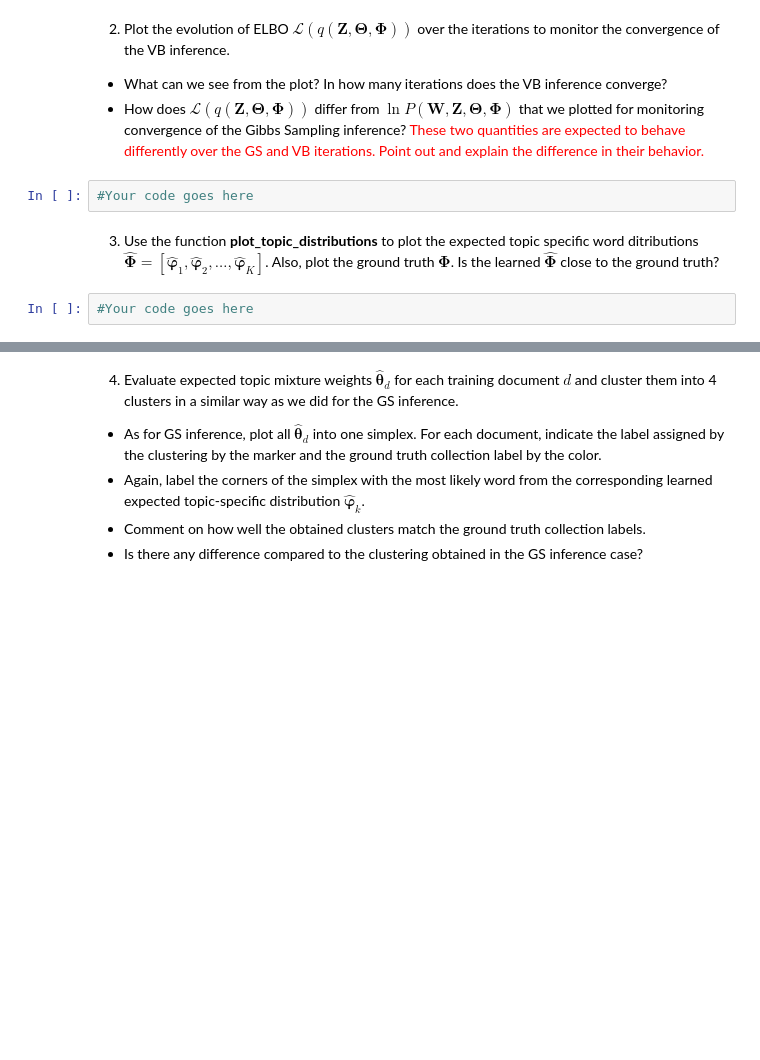
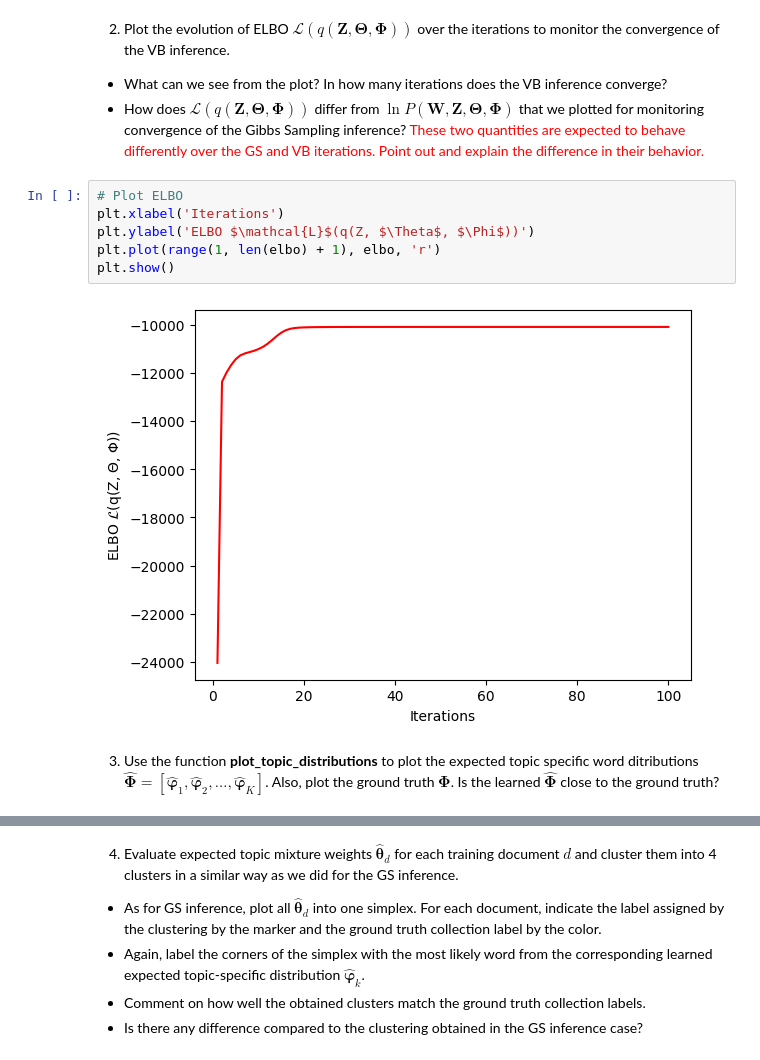
Before and after one commit to TomasBeranek/but-baya-project, a Jupyter notebook: BAYa_Assignment2022.ipynb, the cells around one changed output, grey strips where cells are left out. Drawn from its saved outputs; the diff is of its cells as text; blank space fills up the shorter version.

```diff
--- a/BAYa_Assignment2022.ipynb
+++ b/BAYa_Assignment2022.ipynb
@@ -503,10 +576,14 @@ beta =np.abs(np.random.randn(K,V)) # The rows are the initial parameters of the
 2. Plot the evolution of ELBO $\mathcal{L}(q(\boldsymbol{Z}, \boldsymbol{\Theta}, \boldsymbol{\Phi}))$  over the iterations to monitor the convergence of the VB inference.
  * What can we see from the plot? In how many iterations does the VB inference converge?
  * How does $\mathcal{L}(q(\boldsymbol{Z}, \boldsymbol{\Theta}, \boldsymbol{\Phi}))$ differ from $\ln P(\boldsymbol{W}, \boldsymbol{Z}, \boldsymbol{\Theta}, \boldsymbol{\Phi})$ that we plotted for monitoring convergence of the Gibbs Sampling inference? <span style="color:red">These two quantities are expected to behave differently over the GS and VB iterations. Point out and explain the difference in their behavior.</span>
-# %%
-#Your code goes here
+# %%
+# Plot ELBO
+plt.xlabel('Iterations')
+plt.ylabel('ELBO $\mathcal{L}$(q(Z, $\Theta$, $\Phi$))')
+plt.plot(range(1, len(elbo) + 1), elbo, 'r')
+plt.show()
+# %% [output]
+[figure, added]
 # %% [markdown]
 3. Use the function **plot_topic_distributions** to plot the
 expected topic specific word ditributions $\boldsymbol{\hat{\Phi}} = [\boldsymbol{\hat{\varphi}}_1, \boldsymbol{\hat{\varphi}}_2, \dots, \boldsymbol{\hat{\varphi}}_K]$. Also, plot the ground truth $\boldsymbol{\Phi}$. Is the learned $\boldsymbol{\hat{\Phi}}$ close to the ground truth?
-# %%
-#Your code goes here
```
Also changed, not shown: parts of 14 cells of this notebook.
